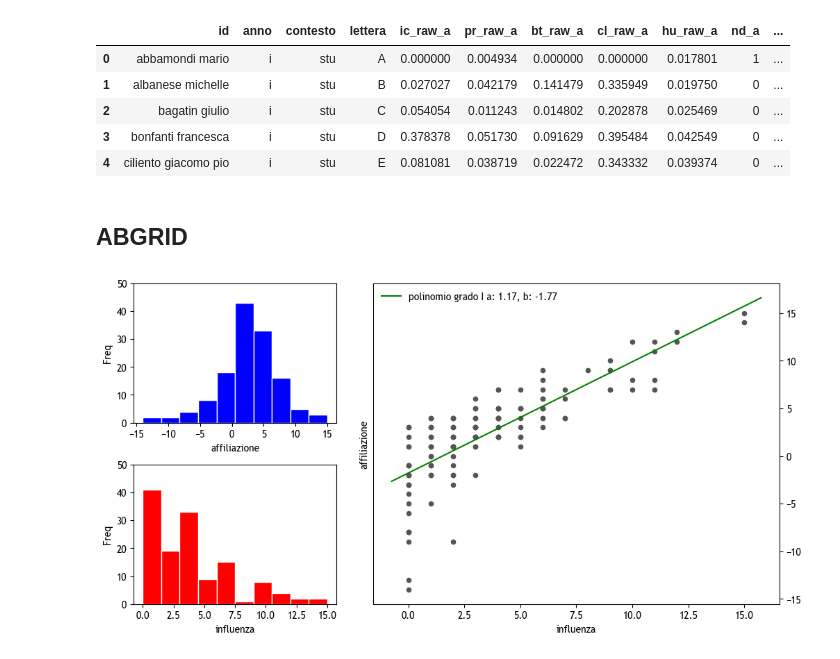
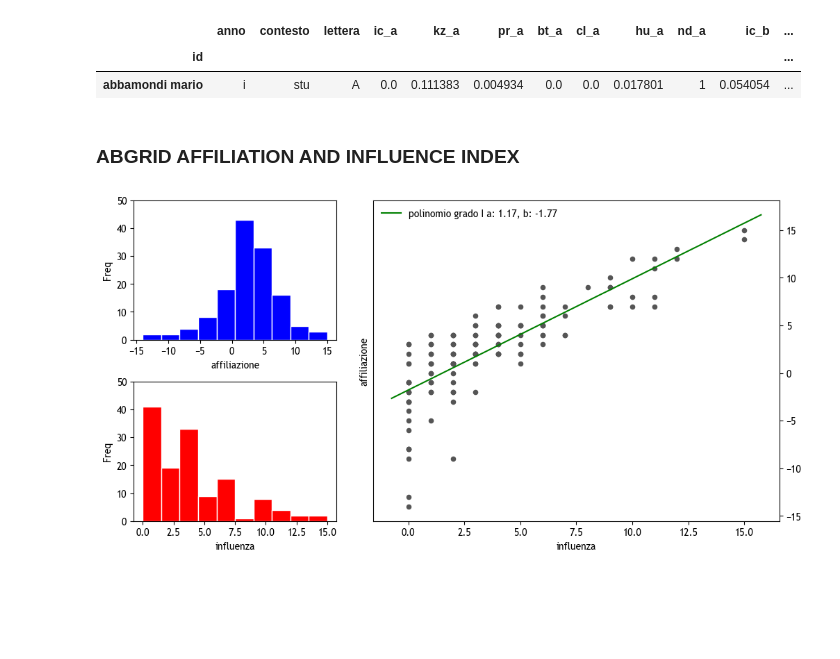
Before and after one commit to alkaest2002/abgrid, a Jupyter notebook: ipython/eda.ipynb, the cells around one changed output. Saved outputs shown, nothing was run; the diff lists cells and outputs as text; code cells hidden in the pictures; blank space fills up the shorter version.

```diff
--- a/ipython/eda.ipynb
+++ b/ipython/eda.ipynb
@@ -10,22 +10,18 @@ rcParams['font.family'] = ['Trebuchet MS']
 pd.set_option("display.max_rows", None)
 pd.set_option("display.max_columns", None)
 # %%
-abgrid_long = pd.read_excel("./analysis/abgrid_long.xlsx")
-abgrid_wide = pd.read_excel("./analysis/abgrid_wide.xlsx")
-safa_anx =  pd.read_excel("./analysis/safa_anx.xlsx")
-mmpia = pd.read_excel("./analysis/mmpia.xlsx")
-mmpia = mmpia.sort_values(by="id").set_index("id")
-
-abgrid_long.head()
+abgrid_long = pd.read_excel("./analysis/abgrid_long.xlsx").set_index("id").sort_index()
+abgrid_wide = pd.read_excel("./analysis/abgrid_wide.xlsx").set_index("id").sort_index()
+safa_anx =  pd.read_excel("./analysis/safa_anx.xlsx").set_index("id").sort_index()
+mmpia = pd.read_excel("./analysis/mmpia.xlsx").set_index("id").sort_index()
+accme = pd.read_excel("./analysis/accme.xlsx").set_index("id").sort_index()
+abgrid_long.head(1)
 # %% [output]
-|  | id | anno | contesto | lettera | ic_raw_a | pr_raw_a | bt_raw_a | cl_raw_a | hu_raw_a | nd_a | ... |
-| 0 | abbamondi mario | i | stu | A | 0.000000 | 0.004934 | 0.000000 | 0.000000 | 0.017801 | 1 | ... |
-| 1 | albanese michelle | i | stu | B | 0.027027 | 0.042179 | 0.141479 | 0.335949 | 0.019750 | 0 | ... |
-| 2 | bagatin giulio | i | stu | C | 0.054054 | 0.011243 | 0.014802 | 0.202878 | 0.025469 | 0 | ... |
-| 3 | bonfanti francesca | i | stu | D | 0.378378 | 0.051730 | 0.091629 | 0.395484 | 0.042549 | 0 | ... |
-| 4 | ciliento giacomo pio | i | stu | E | 0.081081 | 0.038719 | 0.022472 | 0.343332 | 0.039374 | 0 | ... |
+|  | anno | contesto | lettera | ic_a | kz_a | pr_a | bt_a | cl_a | hu_a | nd_a | ic_b | ... |
+| id |  |  |  |  |  |  |  |  |  |  |  | ... |
+| abbamondi mario | i | stu | A | 0.0 | 0.111383 | 0.004934 | 0.0 | 0.0 | 0.017801 | 1 | 0.054054 | ... |
 # %% [markdown]
-## ABGRID
+### ABGRID AFFILIATION AND INFLUENCE INDEX
 # %%
 fig = plt.figure(figsize=(12,6))
 
```
Also changed, not shown: parts of 19 cells of this notebook, 3 other files.
